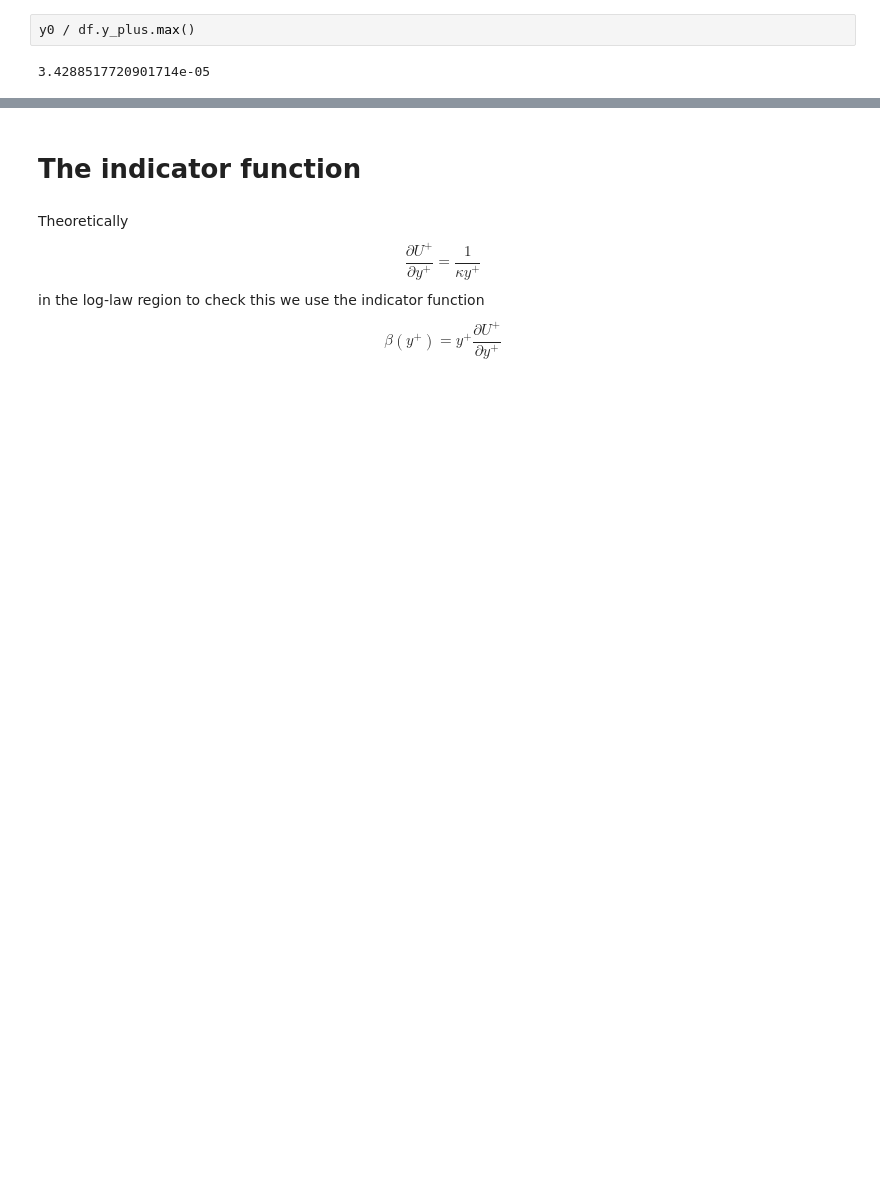
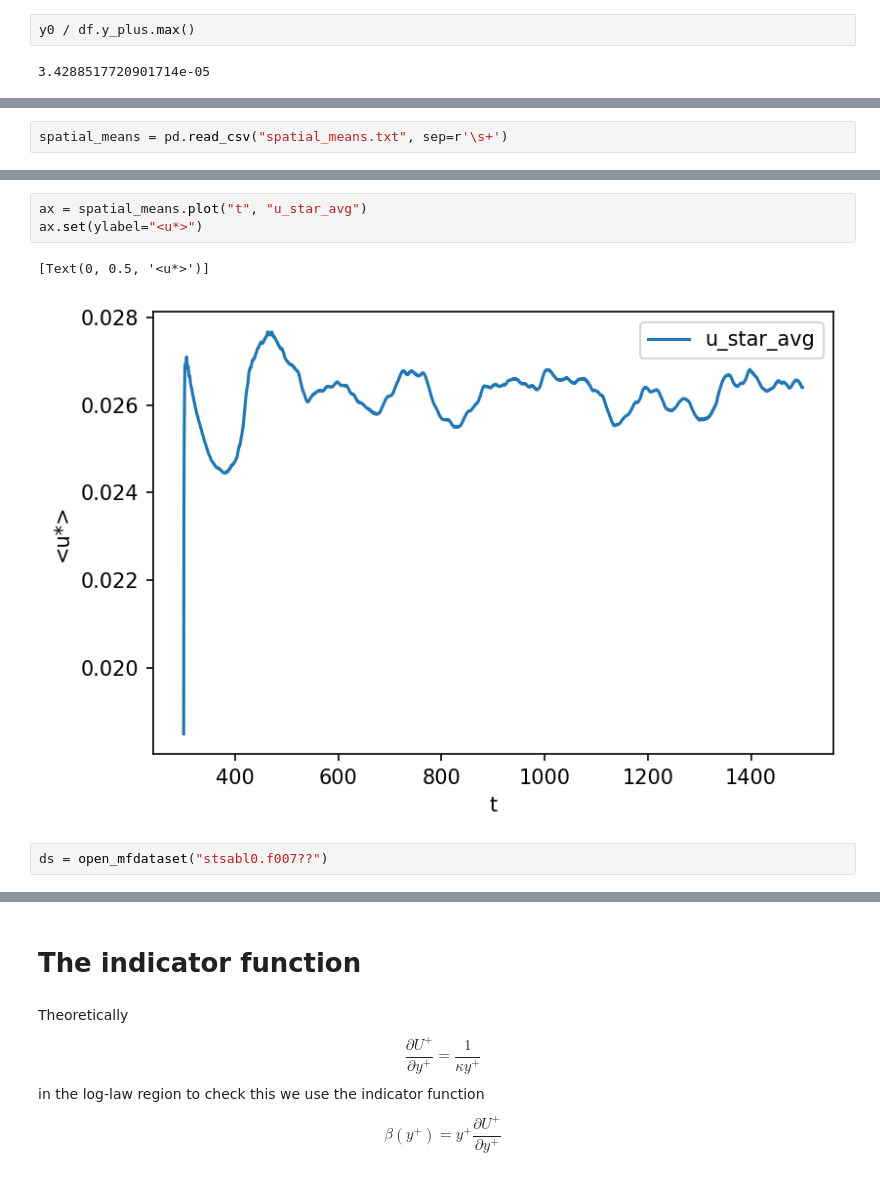
Before and after one commit to exabl/snek5000-abl, a Jupyter notebook: docs/validation/Case_Lee_Moser_2015.ipynb, the cells around one changed output, grey strips where cells are left out. Drawn from its saved outputs; the diff is of its cells as text; blank space fills up the shorter version.

```diff
--- a/docs/validation/Case_Lee_Moser_2015.ipynb
+++ b/docs/validation/Case_Lee_Moser_2015.ipynb
@@ -49,0 +60,2 @@ y0 / df.y_plus.max()
+# %%
+spatial_means = pd.read_csv("spatial_means.txt", sep=r'\s+')
@@ -49,0 +71,8 @@ y0 / df.y_plus.max()
+# %%
+ax = spatial_means.plot("t", "u_star_avg")
+ax.set(ylabel="<u*>")
+# %% [output]
+[Text(0, 0.5, '<u*>')]
+[figure, added]
+# %%
+ds = open_mfdataset("stsabl0.f007??")
```
Also changed, not shown: parts of 12 cells of this notebook, 2 other files.
